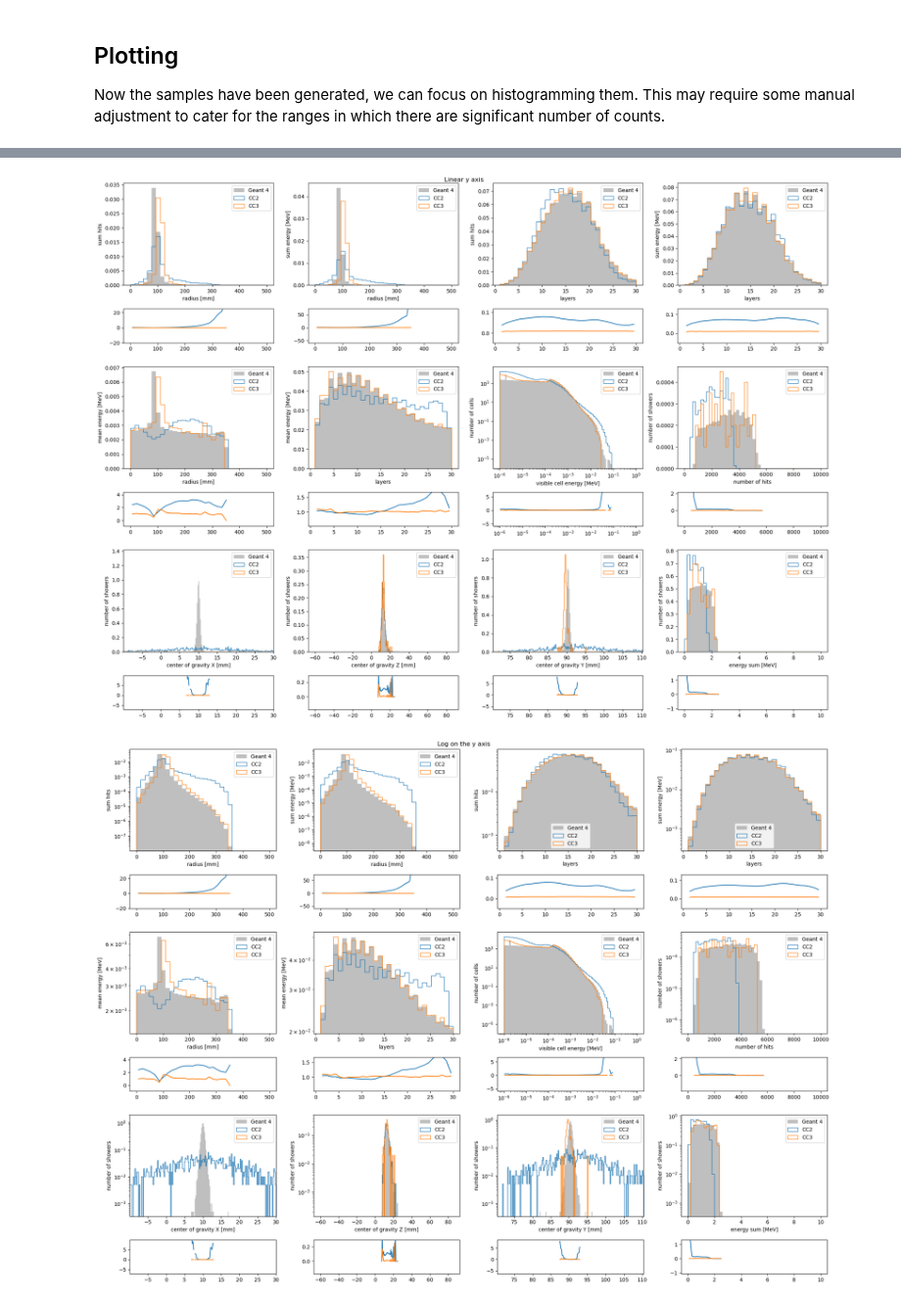
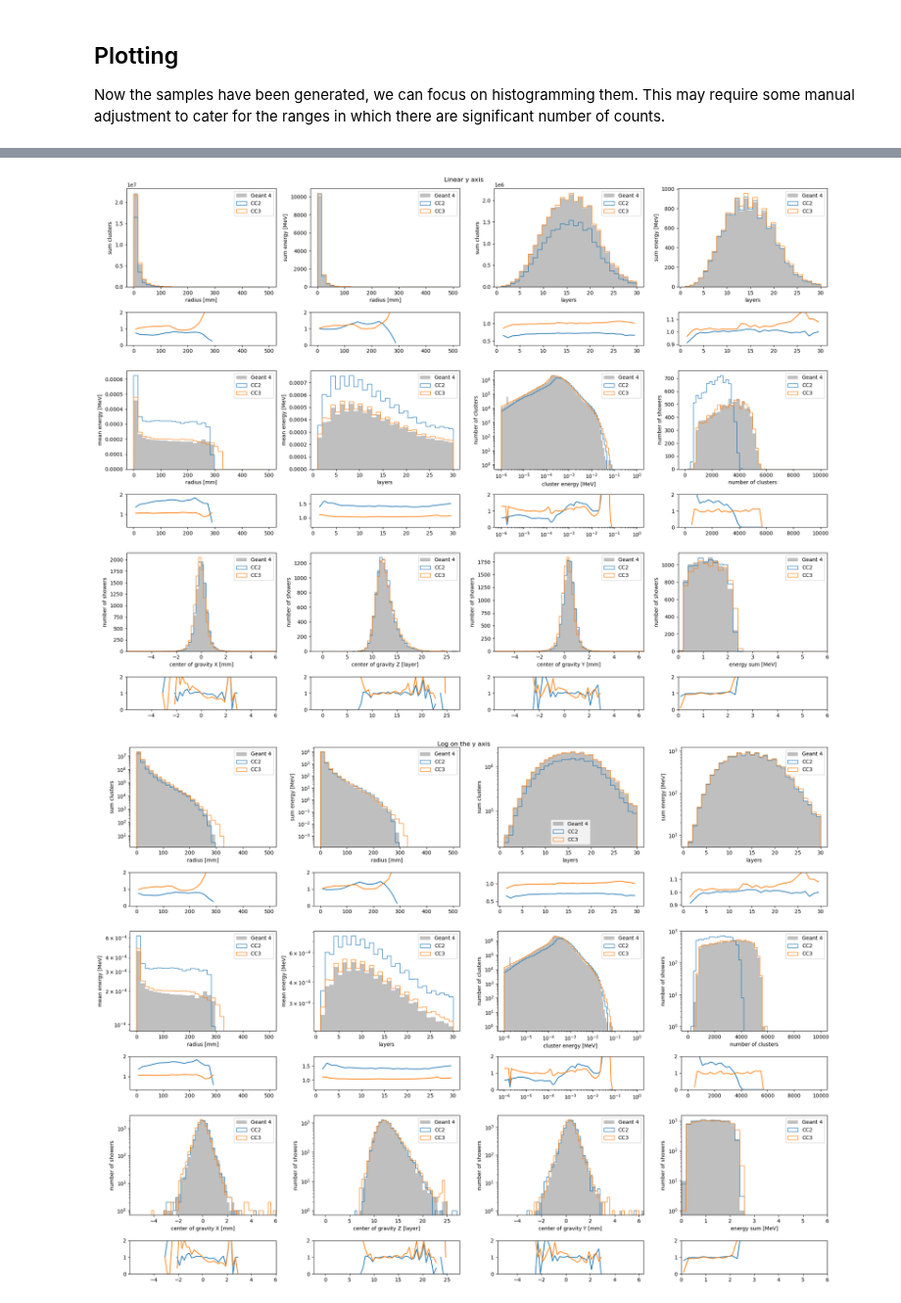
Before and after one commit to FLC-QU-hep/CaloClouds-3, a Jupyter notebook: scripts/plotting/standard_metrics_investigate.ipynb, the cells around one changed output, grey strips where cells are left out. Shown at 98% size. Drawn from its saved outputs; the diff is of its cells as text; code cells hidden in the pictures.

```diff
--- a/scripts/plotting/standard_metrics_investigate.ipynb
+++ b/scripts/plotting/standard_metrics_investigate.ipynb
@@ -74,7 +74,9 @@ g4_save_path="/data/dust/user/dayhallh/point-cloud-diffusion-logs/investigation2
 g4_save_path="/data/dust/user/dayhallh/point-cloud-diffusion-logs/investigation2/binned_metrics_10-90GeV/Geant_4.npz"
 g4_save_path="/data/dust/user/dayhallh/point-cloud-diffusion-logs/investigation2/binned_metrics/Geant_4.npz"
 g4_save_path="/data/dust/user/dayhallh/point-cloud-diffusion-logs/binned_metrics/Geant_4_p22_th90_ph90_en10-100.npz"
+g4_save_path_sim="/data/dust/user/dayhallh/point-cloud-diffusion-logs/binned_metrics/Geant_4_sim-E1261AT600AP180-180.npz"
 binned_g4 = BinnedData.load(g4_save_path)
+binned_g4_sim = BinnedData.load(g4_save_path_sim)
 # %%
 to_compare = {}
 
@@ -152,14 +155,25 @@ This may require some manual adjustment to cater for the ranges in which there a
 
 sample_events = binned_g4.sample_events
 
-fig, axarr = plt.subplots(2, 4, figsize=(15, 6), sharex=True, sharey=True)
-for i, ax in enumerate(axarr.flatten()):
+fig, axarr = plt.subplots(2, 4, figsize=(15, 6), sharex=True)#, sharey=True)
+axarr[0, 0].set_ylabel("G4, static data")
+for i, ax in enumerate(axarr[0]):
     xs  = sample_events[i, :, 0]
     ys = sample_events[i, :, 1]
     zs = sample_events[i, :, 2]
     es = sample_events[i, :, 3]
     mask = es>0
-    ax.scatter(ys[mask], zs[mask], c=np.log(es[mask]), alpha=0.5, lw=0, s=1)
+    ax.scatter(xs[mask], zs[mask], c=np.log(es[mask]), alpha=0.5, lw=0, s=1)
+sample_events = binned_g4_sim.sample_events
+
+axarr[1, 0].set_ylabel("G4, angular data")
+for i, ax in enumerate(axarr[1]):
+    xs  = sample_events[i, :, 0]
+    ys = sample_events[i, :, 1]
+    zs = sample_events[i, :, 2]
+    es = sample_events[i, :, 3]
+    mask = es>0
+    ax.scatter(xs[mask], zs[mask], c=np.log(es[mask]), alpha=0.5, lw=0, s=1)
     #ax.scatter(ys[~mask], zs[~mask], c='red', alpha=0.1)
 
 #ax.set_xlim(-200, 200)
@@ -228,7 +242,7 @@ for semilogy in [False, True]:
         #weights = binned_g4.normed(hist_idx)
         bins = binned_g4.bins[hist_idx]
         main_ax.hist(dummy_values, bins=bins, weights=weights, label=binned_g4.name,
-                     histtype="stepfilled", color="grey", alpha=0.5, density=True)
+                     histtype="stepfilled", color="grey", alpha=0.5)
 
         #print(f"Sum g4 weights {np.sum(weights)}")
 
@@ -237,16 +251,18 @@ for semilogy in [False, True]:
         if "center of gravity" in x_label:
             center_pos = np.nansum(dummy_values*weights)/np.nansum(weights)
             if "Z" in x_label:
-                half_width = 80
+                half_width = 15
             else:
-                half_width = 20
+                half_width = 6
             try:
                 main_ax.set_xlim(center_pos-half_width, center_pos+half_width)
             except ValueError as e:
                 print(f"{x_label}, {center_pos}")
                 print(e)
-        if "visible cell energy" in x_label:
+        if "cluster energy" in x_label:
             main_ax.loglog()
+        if "energy sum" in x_label:
+            main_ax.set_xlim(0, 6)
 
 
         # Acc
@@ -255,7 +271,7 @@ for semilogy in [False, True]:
             acc_weights = binned_acc.counts[hist_idx]
             #acc_weights = binned_acc.normed(hist_idx)
             main_ax.hist(dummy_values, bins=bins, weights=acc_weights,
-                         label=binned_acc.name, histtype="step", color='k', lw=3, density=True)
+                         label=binned_acc.name, histtype="step", color='k', lw=3)
             acc_ratio = acc_weights/weights
             ratio_ax.plot(dummy_values, acc_ratio, c='k', label=binned_acc.name, lw=3)
             ratios.append(acc_ratio)
@@ -272,7 +288,7 @@ for semilogy in [False, True]:
 
 
             main_ax.hist(dummy_values, bins=bins, weights=model_weights, label=model_name,
-                         histtype="step", color=colour, density=True)
+                         histtype="step", color=colour)
             #main_ax.plot(dummy_values, model_weights, label=f"{np.sum(model_weights):.2g}")
 
             # and the ratio
@@ -285,8 +301,10 @@ for semilogy in [False, True]:
         all_ratios = all_ratios[np.isfinite(all_ratios)]
         mean_ratio = np.nanmean(all_ratios)
         std_ratio = np.nanstd(all_ratios)
-        ratio_ax.set_ylim(mean_ratio - 3*std_ratio, mean_ratio + 3*std_ratio)
-        #ratio_ax.set_ylim(-1, 1)
+        lower_bound = max(0, mean_ratio - 3*std_ratio)
+        upper_bound = min(2, mean_ratio + 3*std_ratio)
+
+        ratio_ax.set_ylim(lower_bound, upper_bound)
 
         main_ax.legend()
 
@@ -316,3 +334,3 @@ for semilogy in [False, True]:
 ('energy sum [MeV]', 'number of showers')
-[figure, old version]
+[figure, new version]
-[figure, old version]
+[figure, new version]
```
Also changed, not shown: parts of 4 cells of this notebook, 9 other files.
